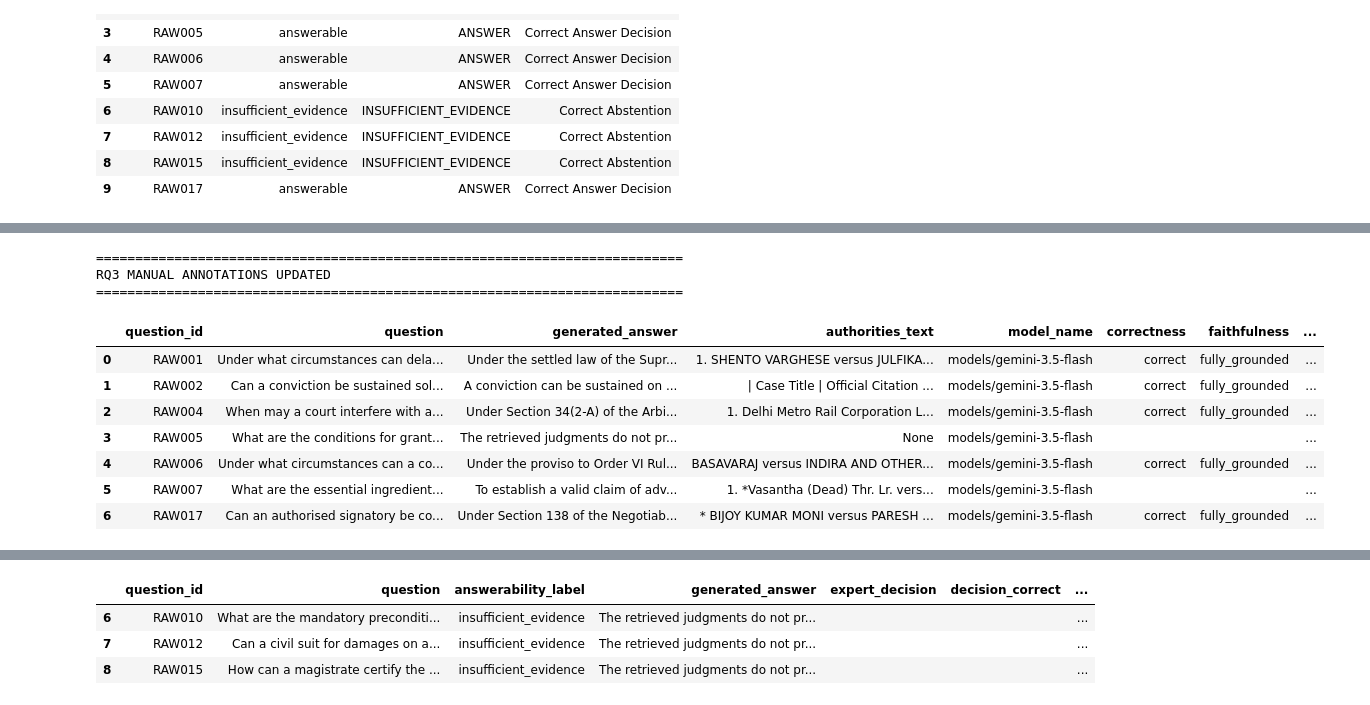
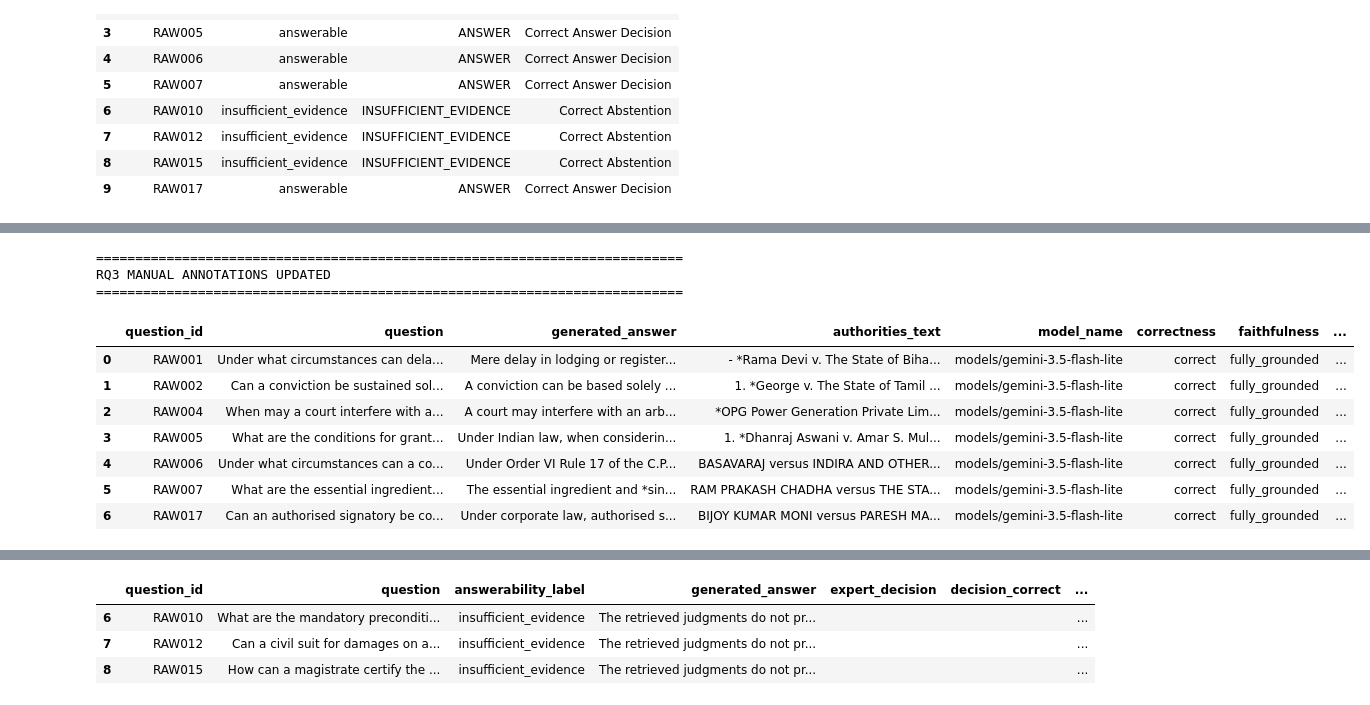
Before and after one commit to p2kalita/RAGx-retrieval-matrix, a Jupyter notebook: notebooks/05_NyayaRAG_Generation_and_Evaluation_Qwen.ipynb, the cells around one changed output, grey strips where cells are left out. Cells and saved outputs as stored; diff of their text form; code cells hidden in the pictures.

Commit message:
added notebook_5 woring scripts

```diff
--- a/notebooks/05_NyayaRAG_Generation_and_Evaluation_Qwen.ipynb
+++ b/notebooks/05_NyayaRAG_Generation_and_Evaluation_Qwen.ipynb
@@ -27,12 +27,12 @@ the sole evidence supplied to the generator.
 # MOUNT GOOGLE DRIVE AND DEFINE PROJECT ROOT
 # ============================================================
 
-from google.colab import drive
+# from google.colab import drive
 from pathlib import Path
 
-drive.mount("/content/drive")
+# drive.mount("/content/drive")
 
-PROJECT_ROOT = Path("/content/drive/MyDrive/NyayaRAG")
+PROJECT_ROOT = Path(r"D:\_ResearchNotebooks\NyayaRAG")
 
 assert PROJECT_ROOT.exists(), (
     f"Project root not found: {PROJECT_ROOT}"
@@ -773,7 +1051,7 @@ OK
 # NYAYaRAG GENERATION MODEL
 # ============================================================
 
-MODEL_NAME = "models/gemini-3.5-flash"
+MODEL_NAME = "models/gemini-3.5-flash-lite"
 
 print("=" * 72)
 print("GENERATION MODEL")
@@ -1121,7 +1393,7 @@ Do not add any other heading, decision label, reason, preface, or conclusion.
 """.strip()
 
 
-MODEL_NAME = "models/gemini-3.5-flash"
+MODEL_NAME = "models/gemini-3.5-flash-lite"
 MAX_OUTPUT_TOKENS = 1200
 
 print("=" * 76)
@@ -2031,7 +2316,7 @@ from tqdm.auto import tqdm
 # Fixed experiment configuration
 # ------------------------------------------------------------
 
-MODEL_NAME = "models/gemini-3.5-flash"
+MODEL_NAME = "models/gemini-3.5-flash-lite"
 
 MAX_OUTPUT_TOKENS = 3000
 GENERATION_TEMPERATURE = 0.0
@@ -3654,7 +3915,13 @@ annotations = {
             "by the retrieved judgments."
         ),
     },
-
+    "RAW005": {
+            "correctness": "correct",
+            "faithfulness": "fully_grounded",
+            "citation_accuracy": "accurate",
+            "completeness": 4,
+            "comments": "The answer gives a detailed summary of anticipatory-bail principles and cites the supplied authorities. It discusses CrPC provisions; confirm that the retrieved evidence supports each proposition and that the question is intended to be answered under the CrPC rather than the BNSS. Provisional annotation: retrieved evidence chunks were not included in the supplied CSV.",
+    },
     "RAW006": {
         "correctness": "correct",
         "faithfulness": "fully_grounded",
@@ -3665,46 +3932,59 @@ annotations = {
             "No unsupported propositions."
         ),
     },
-
+    "RAW007": {
+        "correctness": "correct",
+        "faithfulness": "fully_grounded",
+        "citation_accuracy": "accurate",
+        "completeness": 4,
+        "comments": "The answer identifies agreement/meeting of minds as the essential ingredient and appropriately states that the supplied excerpts do not establish a specific sufficient pattern of circumstantial evidence. Useful but does not fully resolve the second part of the question. Provisional annotation: verify against retrieved evidence chunks.",
+    },
+    "RAW010": {
+        "correctness": "partially_correct",
+        "faithfulness": "fully_grounded",
+        "citation_accuracy": "accurate",
+        "completeness": 3,
+        "comments": "The answer describes general preconditions for arrest without warrant, but explicitly does not provide the recorded reasons that must be furnished to the magistrate to justify continued detention. It therefore only partially answers the two-part question. This is the pilot's unsafe-answer case under the revised answerability ground truth. Provisional annotation: verify against retrieved evidence.",
+    },
     "RAW017": {
         "correctness": "correct",
         "faithfulness": "fully_grounded",
         "citation_accuracy": "accurate",
         "completeness": 5,
         "comments": (
             "Correct interpretation of Section 138 NI Act and the liability "
             "of an authorised signatory. Fully grounded in the cited judgment."
         ),
     }
 
 }
 
 
 for qid, values in annotations.items():
 
     idx = rq3_manual_evaluation["question_id"] == qid
 
     for column, value in values.items():
         rq3_manual_evaluation.loc[idx, column] = value
 
 
 print("="*75)
 print("RQ3 MANUAL ANNOTATIONS UPDATED")
 print("="*75)
 
 display(rq3_manual_evaluation)
 # %% [output]
 ===========================================================================
 RQ3 MANUAL ANNOTATIONS UPDATED
 ===========================================================================
 |  | question_id | question | generated_answer | authorities_text | model_name | correctness | faithfulness | ... |
-| 0 | RAW001 | Under what circumstances can dela... | Under the settled law of the Supr... | 1. SHENTO VARGHESE versus JULFIKA... | models/gemini-3.5-flash | correct | fully_grounded | ... |
-| 1 | RAW002 | Can a conviction be sustained sol... | A conviction can be sustained on ... | | Case Title | Official Citation ... | models/gemini-3.5-flash | correct | fully_grounded | ... |
-| 2 | RAW004 | When may a court interfere with a... | Under Section 34(2-A) of the Arbi... | 1. Delhi Metro Rail Corporation L... | models/gemini-3.5-flash | correct | fully_grounded | ... |
-| 3 | RAW005 | What are the conditions for grant... | The retrieved judgments do not pr... | None | models/gemini-3.5-flash |  |  | ... |
-| 4 | RAW006 | Under what circumstances can a co... | Under the proviso to Order VI Rul... | BASAVARAJ versus INDIRA AND OTHER... | models/gemini-3.5-flash | correct | fully_grounded | ... |
-| 5 | RAW007 | What are the essential ingredient... | To establish a valid claim of adv... | 1. *Vasantha (Dead) Thr. Lr. vers... | models/gemini-3.5-flash |  |  | ... |
-| 6 | RAW017 | Can an authorised signatory be co... | Under Section 138 of the Negotiab... | * BIJOY KUMAR MONI versus PARESH ... | models/gemini-3.5-flash | correct | fully_grounded | ... |
+| 0 | RAW001 | Under what circumstances can dela... | Mere delay in lodging or register... | - *Rama Devi v. The State of Biha... | models/gemini-3.5-flash-lite | correct | fully_grounded | ... |
+| 1 | RAW002 | Can a conviction be sustained sol... | A conviction can be based solely ... | 1. *George v. The State of Tamil ... | models/gemini-3.5-flash-lite | correct | fully_grounded | ... |
+| 2 | RAW004 | When may a court interfere with a... | A court may interfere with an arb... | *OPG Power Generation Private Lim... | models/gemini-3.5-flash-lite | correct | fully_grounded | ... |
+| 3 | RAW005 | What are the conditions for grant... | Under Indian law, when considerin... | 1. *Dhanraj Aswani v. Amar S. Mul... | models/gemini-3.5-flash-lite | correct | fully_grounded | ... |
+| 4 | RAW006 | Under what circumstances can a co... | Under Order VI Rule 17 of the C.P... | BASAVARAJ versus INDIRA AND OTHER... | models/gemini-3.5-flash-lite | correct | fully_grounded | ... |
+| 5 | RAW007 | What are the essential ingredient... | The essential ingredient and *sin... | RAM PRAKASH CHADHA versus THE STA... | models/gemini-3.5-flash-lite | correct | fully_grounded | ... |
+| 6 | RAW017 | Can an authorised signatory be co... | Under corporate law, authorised s... | BIJOY KUMAR MONI versus PARESH MA... | models/gemini-3.5-flash-lite | correct | fully_grounded | ... |
 # %%
 # ============================================================
 # SAVE UPDATED RQ3 ANNOTATIONS
```
Also changed, not shown: parts of 50 cells of this notebook, 16 other files.
